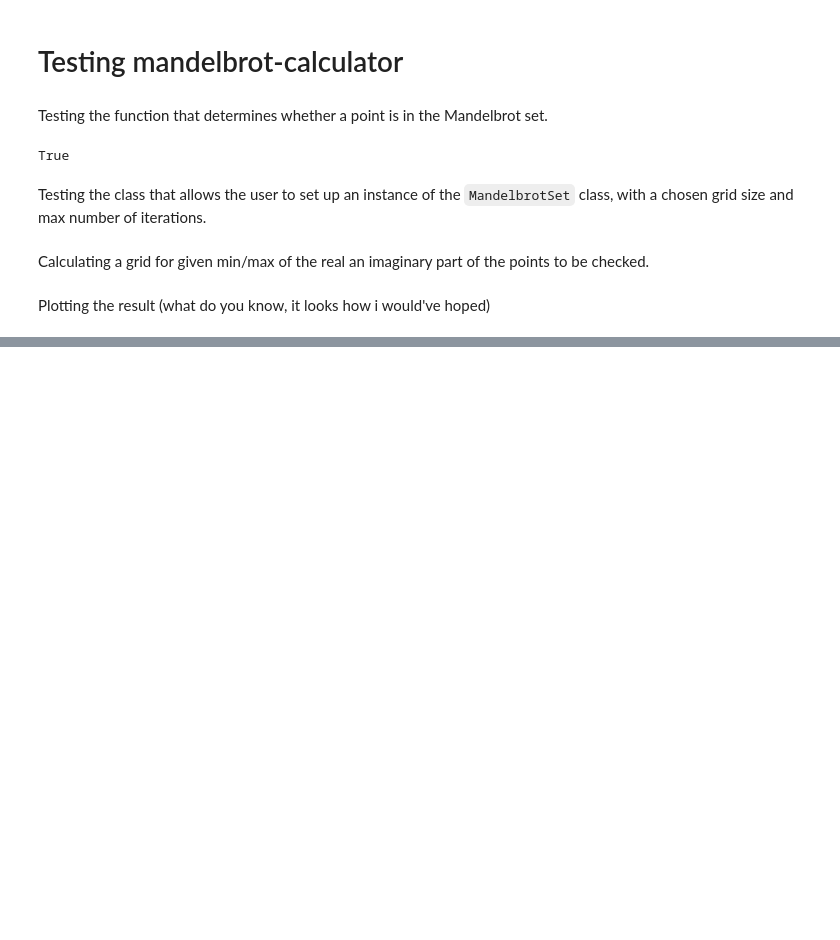
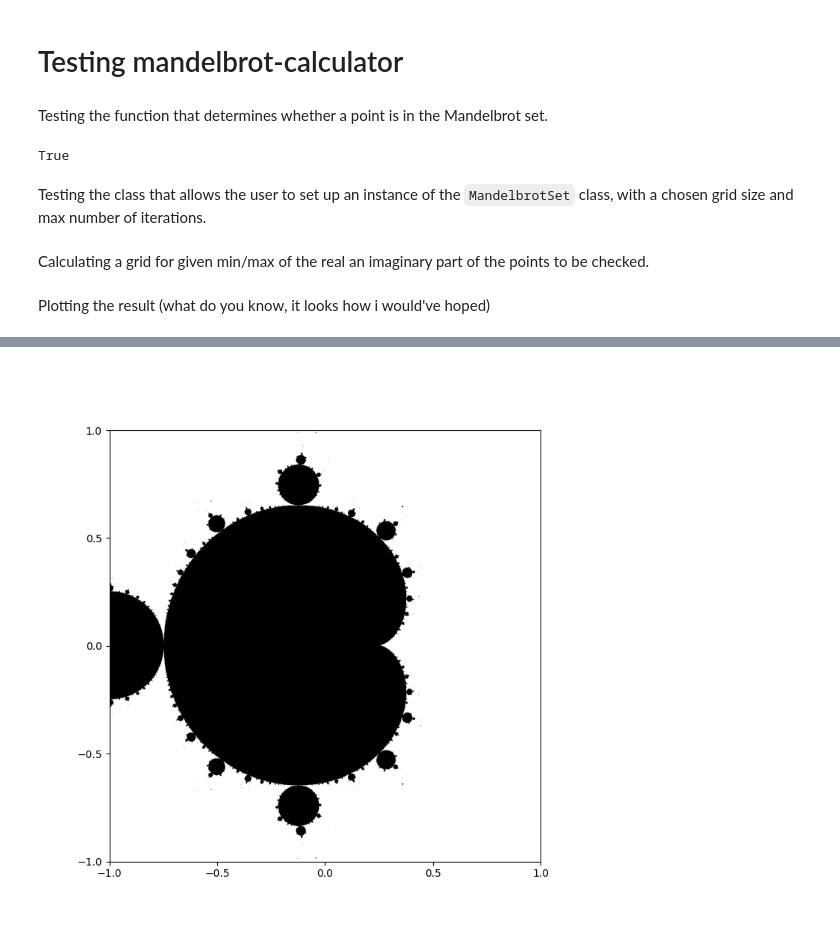
Before and after one commit to magnushelliesen/mandelbrot-set-calculator, a Jupyter notebook: notebooks/test_mandelbrot_calculator.ipynb, the cells around one changed output, grey strips where cells are left out. Saved outputs shown, nothing was run; the diff lists cells and outputs as text; code cells hidden in the pictures; blank space fills up the shorter version.

```diff
--- a/notebooks/test_mandelbrot_calculator.ipynb
+++ b/notebooks/test_mandelbrot_calculator.ipynb
@@ -37,0 +49,2 @@ plt.show()
+# %%
+ms = MandelbrotSet(1000, 2000)
@@ -37,0 +53,86 @@ plt.show()
+# %%
+plt.close('all')
+
+# Initial bounds
+re_min, re_max, im_min, im_max = -1, 1, -1, 1
+
+fig, ax = plt.subplots(figsize=(7.5, 7.5))
+fig.canvas.header_visible = False
+fig.canvas.toolbar_visible = False
+
+# Initial grid
+grid = ms.make_grid(re_min, re_max, im_min, im_max)
+
+img = ax.imshow(
+    grid,
+    extent=(re_min, re_max, im_min, im_max),
+    cmap='binary',
+    origin="lower"
+)
+
+ax.set_xticks(np.linspace(re_min, re_max, 5))
+ax.set_yticks(np.linspace(im_min, im_max, 5))
+ax.set_aspect('equal')
+
+
+def redraw(re_min, re_max, im_min, im_max):
+    global img
+
+    # Recompute grid
+    grid = ms.make_grid(re_min, re_max, im_min, im_max)
+
+    # Update image instead of recreating (faster)
+    img.set_data(grid)
+    img.set_extent((re_min, re_max, im_min, im_max))
+
+    # Update ticks
+    ax.set_xticks(np.linspace(re_min, re_max, 5))
+    ax.set_yticks(np.linspace(im_min, im_max, 5))
+
+    fig.canvas.draw_idle()
+
+
+def onselect(eclick, erelease):
+    global re_min, re_max, im_min, im_max
+
+    x1, x2 = eclick.xdata, erelease.xdata
+    y1, y2 = eclick.ydata, erelease.ydata
+
+    if None in (x1, x2, y1, y2):
+        return
+
+    xmin, xmax = sorted([x1, x2])
+    ymin, ymax = sorted([y1, y2])
+
+    width = xmax - xmin
+    height = ymax - ymin
+
+    # Force square
+    size = min(width, height)
+    cx = (xmin + xmax) / 2
+    cy = (ymin + ymax) / 2
+
+    re_min = cx - size / 2
+    re_max = cx + size / 2
+    im_min = cy - size / 2
+    im_max = cy + size / 2
+
+    redraw(re_min, re_max, im_min, im_max)
+
+    # 👇 Hide selection box after use
+    rect_selector.set_visible(False)
+    fig.canvas.draw_idle()
+
+
+# Rectangle selector
+rect_selector = RectangleSelector(
+    ax,
+    onselect,
+    button=[1],
+    useblit=True,
+    interactive=True
+)
+
+plt.show()
+# %% [output]
+[figure, added]
```
Also changed, not shown: parts of 6 cells of this notebook, 1 other file.
